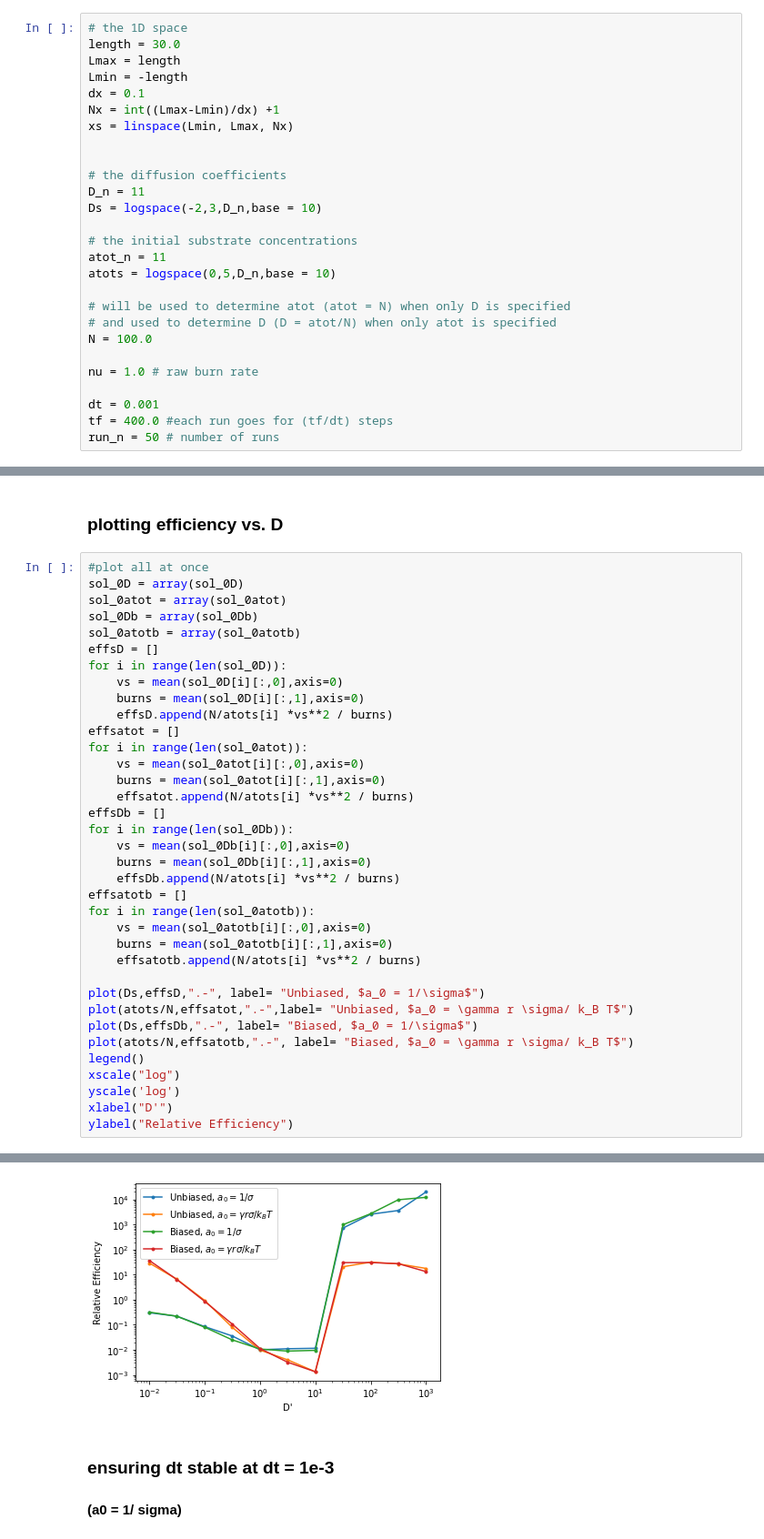
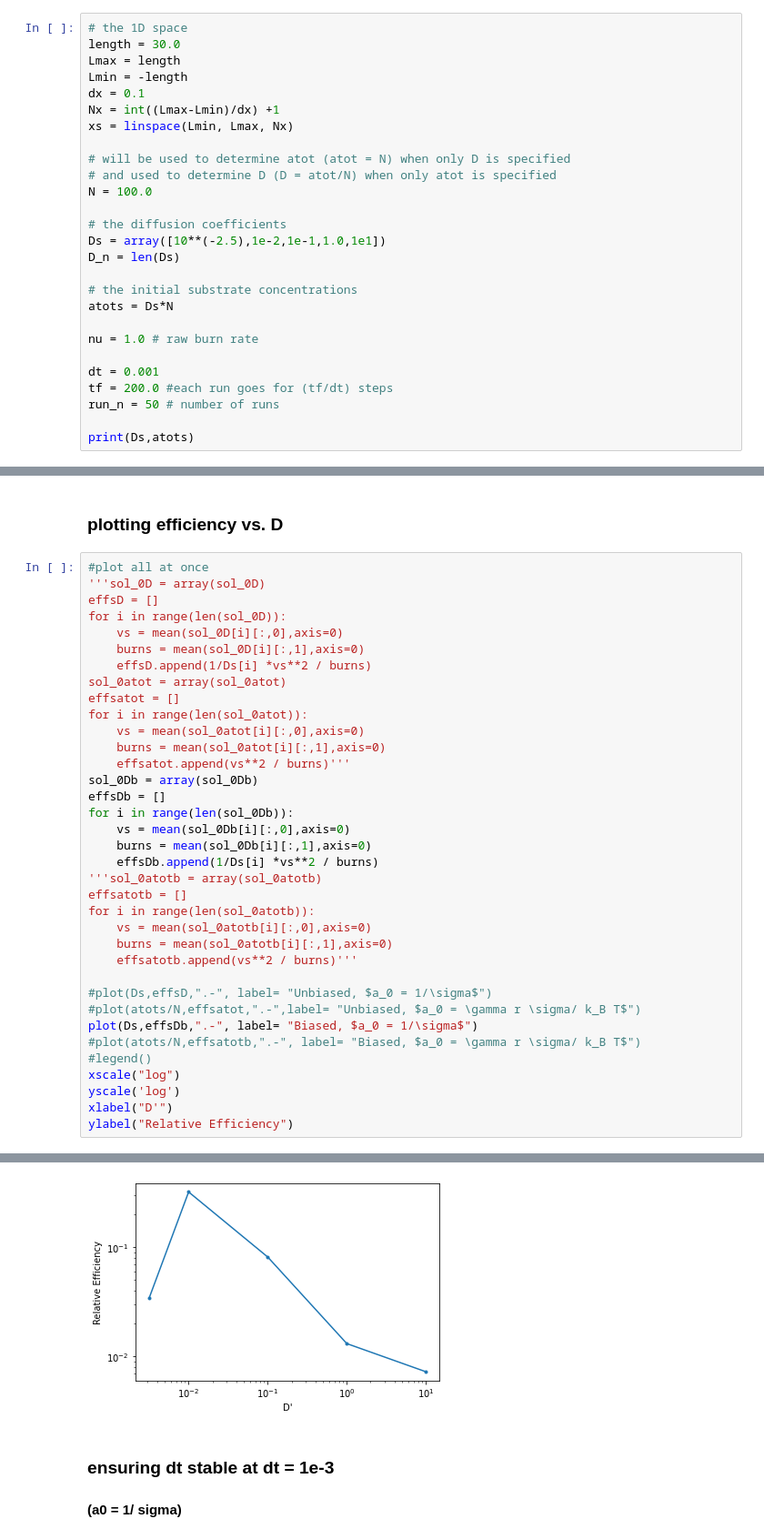
Before and after one commit to mar-rem/Optimizing-efficiency-and-motililty-of-a-polyvalent-molecular-motor, a Jupyter notebook: Hub Diffusion (Proper-nondimensionalisation).ipynb, the cells around one changed output, grey strips where cells are left out. Shown at 91% size. Cells and saved outputs as stored; diff of their text form.

```diff
--- a/Hub Diffusion (Proper-nondimensionalisation).ipynb
+++ b/Hub Diffusion (Proper-nondimensionalisation).ipynb
@@ -17,21 +17,21 @@ dx = 0.1
 Nx = int((Lmax-Lmin)/dx) +1
 xs = linspace(Lmin, Lmax, Nx)
 
-
-# the diffusion coefficients
-D_n = 11
-Ds = logspace(-2,3,D_n,base = 10)
-
-# the initial substrate concentrations
-atot_n = 11
-atots = logspace(0,5,D_n,base = 10)
-
 # will be used to determine atot (atot = N) when only D is specified
 # and used to determine D (D = atot/N) when only atot is specified
 N = 100.0
 
+# the diffusion coefficients
+Ds = array([10**(-2.5),1e-2,1e-1,1.0,1e1])
+D_n = len(Ds)
+
+# the initial substrate concentrations
+atots = Ds*N
+
 nu = 1.0 # raw burn rate
 
 dt = 0.001
-tf = 400.0 #each run goes for (tf/dt) steps
+tf = 200.0 #each run goes for (tf/dt) steps
 run_n = 50 # number of runs
+
+print(Ds,atots)
@@ -313,43 +313,43 @@ display.clear_output(wait=True)
 ### plotting efficiency vs. D
 # %%
 #plot all at once
-sol_0D = array(sol_0D)
-sol_0atot = array(sol_0atot)
-sol_0Db = array(sol_0Db)
-sol_0atotb = array(sol_0atotb)
+'''sol_0D = array(sol_0D)
 effsD = []
 for i in range(len(sol_0D)):
     vs = mean(sol_0D[i][:,0],axis=0)
     burns = mean(sol_0D[i][:,1],axis=0)
-    effsD.append(N/atots[i] *vs**2 / burns)
+    effsD.append(1/Ds[i] *vs**2 / burns)
+sol_0atot = array(sol_0atot)
 effsatot = []
 for i in range(len(sol_0atot)):
     vs = mean(sol_0atot[i][:,0],axis=0)
     burns = mean(sol_0atot[i][:,1],axis=0)
-    effsatot.append(N/atots[i] *vs**2 / burns)
+    effsatot.append(vs**2 / burns)'''
+sol_0Db = array(sol_0Db)
 effsDb = []
 for i in range(len(sol_0Db)):
     vs = mean(sol_0Db[i][:,0],axis=0)
     burns = mean(sol_0Db[i][:,1],axis=0)
-    effsDb.append(N/atots[i] *vs**2 / burns)
+    effsDb.append(1/Ds[i] *vs**2 / burns)
+'''sol_0atotb = array(sol_0atotb)
 effsatotb = []
 for i in range(len(sol_0atotb)):
     vs = mean(sol_0atotb[i][:,0],axis=0)
     burns = mean(sol_0atotb[i][:,1],axis=0)
-    effsatotb.append(N/atots[i] *vs**2 / burns)
+    effsatotb.append(vs**2 / burns)'''
 
-plot(Ds,effsD,".-", label= "Unbiased, $a_0 = 1/\sigma$")
-plot(atots/N,effsatot,".-",label= "Unbiased, $a_0 = \gamma r \sigma/ k_B T$")
+#plot(Ds,effsD,".-", label= "Unbiased, $a_0 = 1/\sigma$")
+#plot(atots/N,effsatot,".-",label= "Unbiased, $a_0 = \gamma r \sigma/ k_B T$")
 plot(Ds,effsDb,".-", label= "Biased, $a_0 = 1/\sigma$")
-plot(atots/N,effsatotb,".-", label= "Biased, $a_0 = \gamma r \sigma/ k_B T$")
-legend()
+#plot(atots/N,effsatotb,".-", label= "Biased, $a_0 = \gamma r \sigma/ k_B T$")
+#legend()
 xscale("log")
 yscale('log')
 xlabel("D'")
 ylabel("Relative Efficiency")
 # %% [output]
 Text(0, 0.5, 'Relative Efficiency')
-[figure, old version]
+[figure, new version]
 # %% [markdown]
 ### ensuring dt stable at dt = 1e-3
 #### (a0 = 1/ sigma)
```
Also changed, not shown: parts of 8 cells of this notebook, 20 other files.
